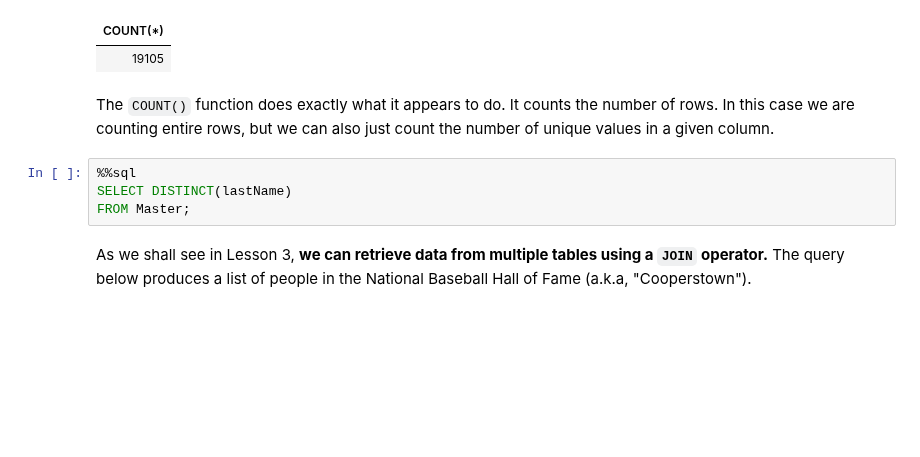
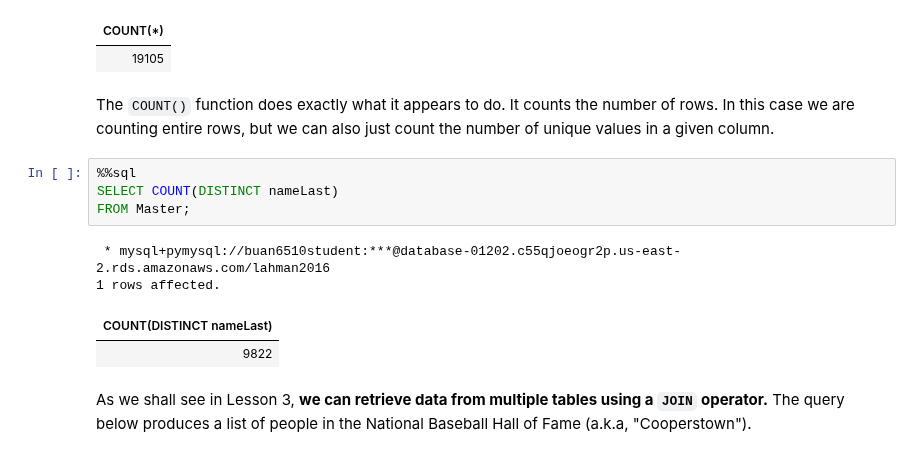
Before and after one commit to kangpyolee/DATA6510, a Jupyter notebook: L2_SELECT_basics.ipynb, the cells around one changed output. Saved outputs shown, nothing was run; the diff lists cells and outputs as text; blank space fills up the shorter version.

```diff
--- a/L2_SELECT_basics.ipynb
+++ b/L2_SELECT_basics.ipynb
@@ -243,8 +236,13 @@ FROM Master;
 The `COUNT()` function does exactly what it appears to do. It counts the number of rows. In this case we are counting entire rows, but we can also just count the number of unique values in a given column.
 # %%
 %%sql
-SELECT DISTINCT(lastName)
+SELECT COUNT(DISTINCT nameLast)
 FROM Master;
+# %% [output]
+ * mysql+pymysql://buan6510student:***@database-01202.c55qjoeogr2p.us-east-2.rds.amazonaws.com/lahman2016
+1 rows affected.
+| COUNT(DISTINCT nameLast) |
+| 9822 |
 # %% [markdown]
 As we shall see in Lesson 3, **we can retrieve data from multiple tables using a `JOIN` operator.** The query below produces a list of people in the National Baseball Hall of Fame (a.k.a, "Cooperstown").
 # %%
```
Also changed, not shown: parts of 8 cells of this notebook.
